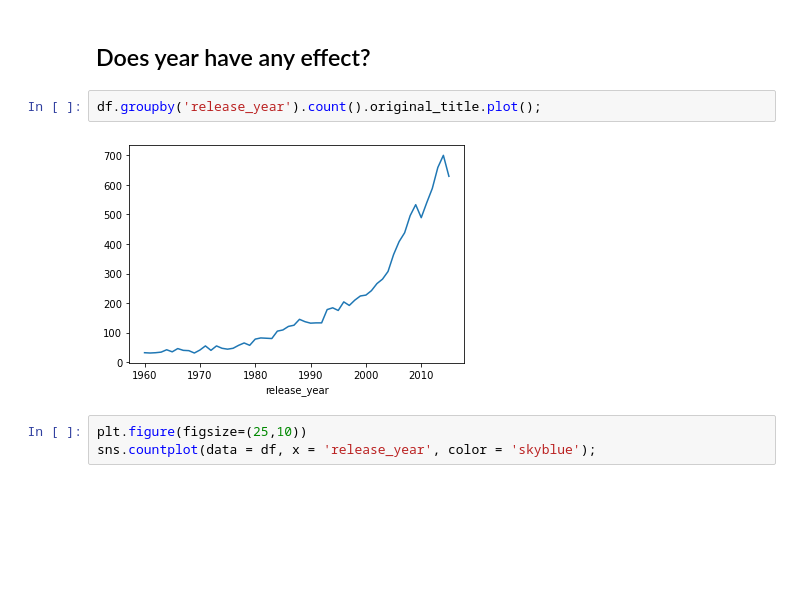
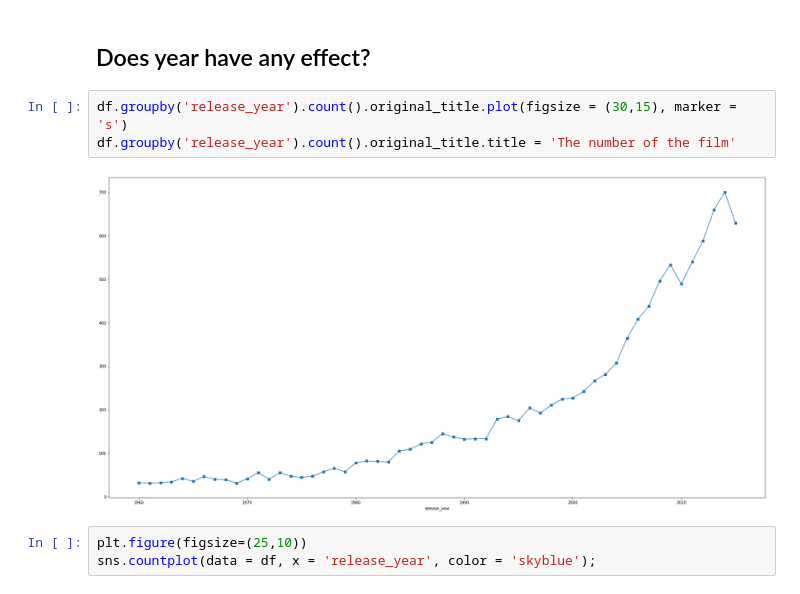
Before and after one commit to KaoriMI/Project_Investigate_a_Dataset, a Jupyter notebook: Draft_report.ipynb, the cells around one changed output. Saved outputs shown, nothing was run; the diff lists cells and outputs as text; blank space fills up the shorter version.

```diff
--- a/Draft_report.ipynb
+++ b/Draft_report.ipynb
@@ -147,10 +147,11 @@ revenue_adj             6016
 dtype: int64
 # %% [markdown]
 ## Does year have any effect?
-# %%
-df.groupby('release_year').count().original_title.plot();
-# %% [output]
-[figure, removed]
+# %%
+df.groupby('release_year').count().original_title.plot(figsize = (30,15), marker = 's')
+df.groupby('release_year').count().original_title.title = 'The number of the film'
+# %% [output]
+[figure, added]
 # %%
 plt.figure(figsize=(25,10))
 sns.countplot(data = df, x = 'release_year', color = 'skyblue');
```
